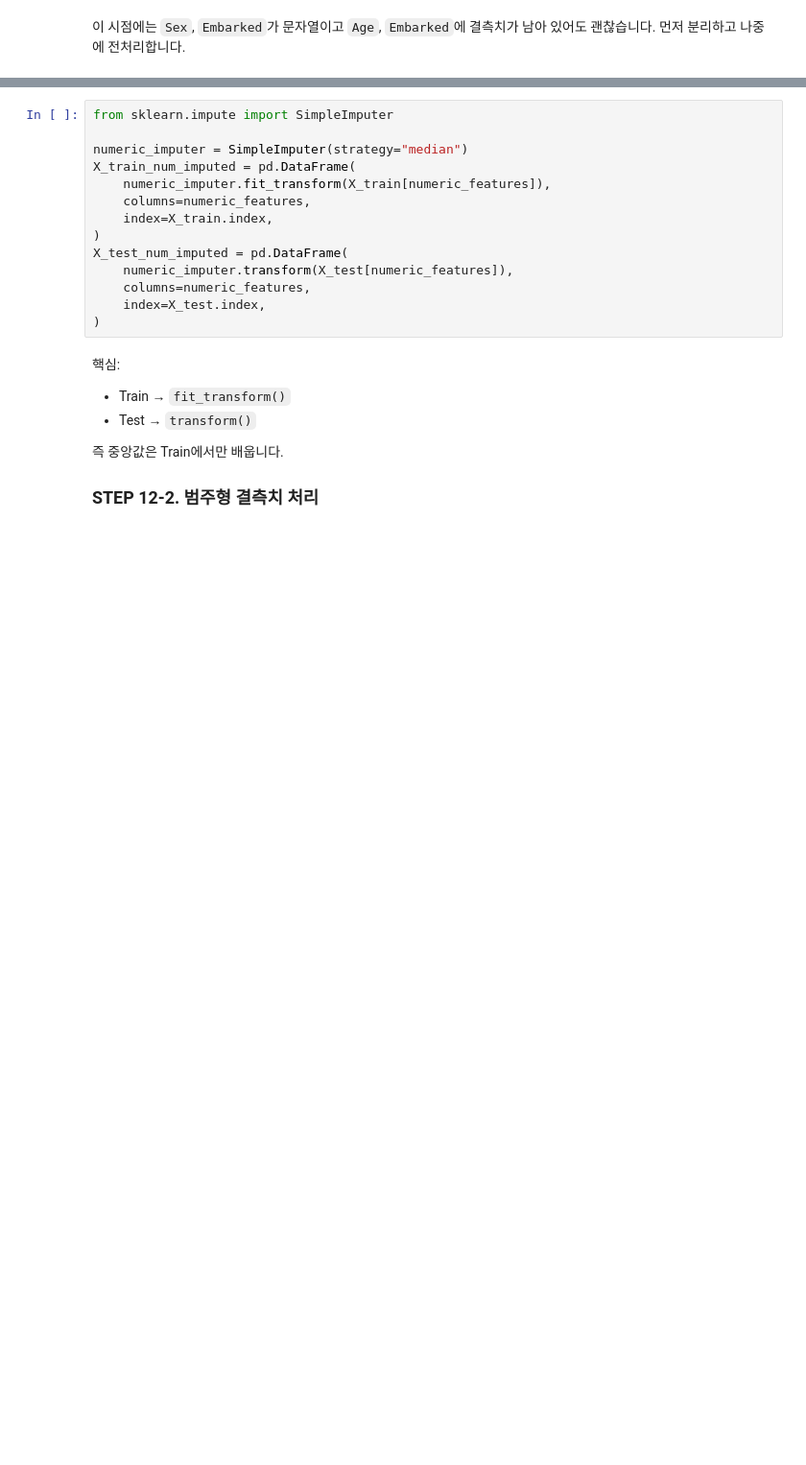
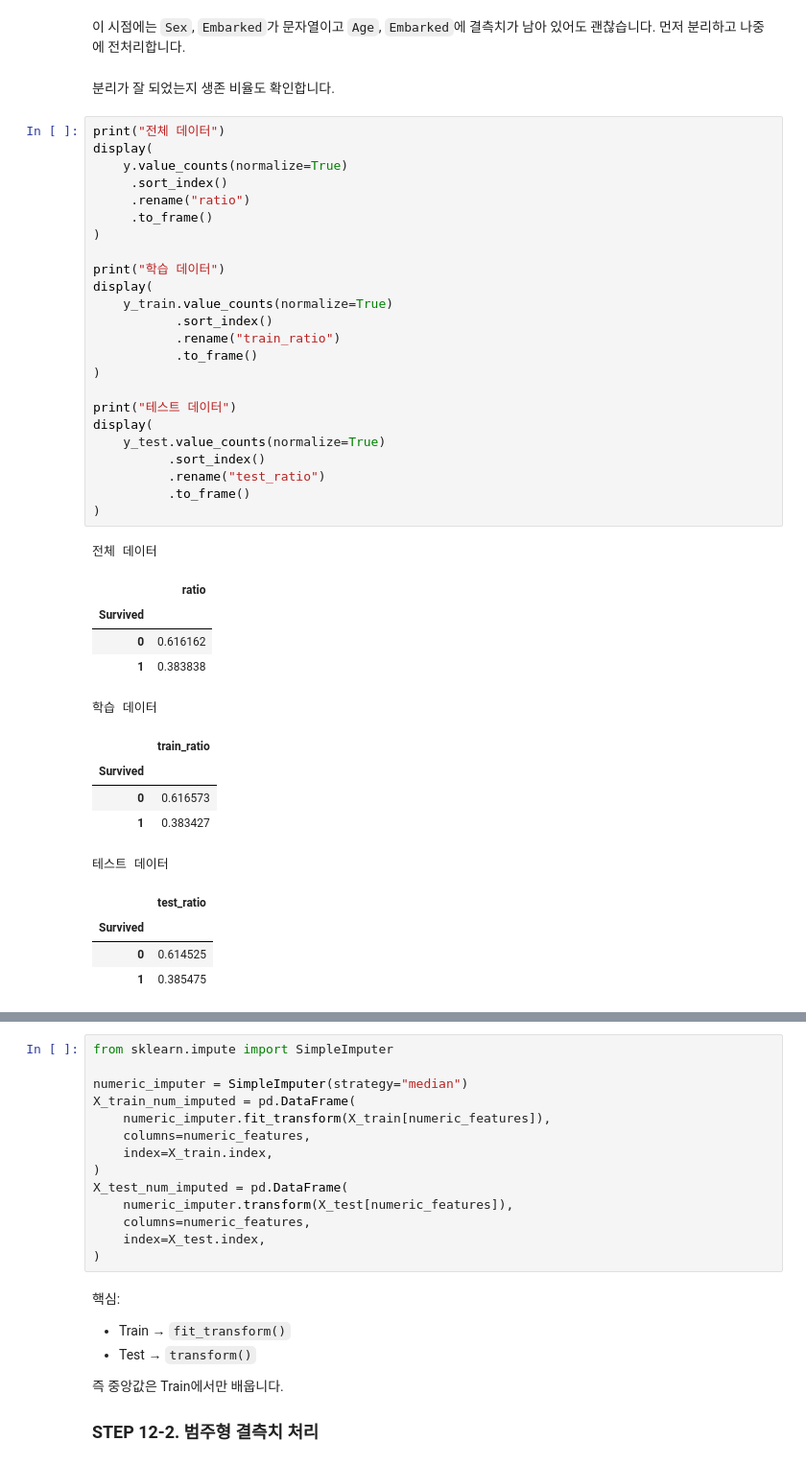
Before and after one commit to hiju200208-png/llm-data-analysis-course, a Jupyter notebook: notebooks/titanic_ai_analysis.ipynb, the cells around one changed output, grey strips where cells are left out. Shown at 96% size. Cells and saved outputs as stored; diff of their text form; blank space fills up the shorter version.

```diff
--- a/notebooks/titanic_ai_analysis.ipynb
+++ b/notebooks/titanic_ai_analysis.ipynb
@@ -368,6 +413,48 @@ X_train, X_test, y_train, y_test = train_test_split(
 # %% [markdown]
 이 시점에는 `Sex`, `Embarked`가 문자열이고 `Age`, `Embarked`에 결측치가 남아 있어도 괜찮습니다.
 먼저 분리하고 나중에 전처리합니다.
+# %% [markdown]
+분리가 잘 되었는지 생존 비율도 확인합니다.
+# %%
+print("전체 데이터")
+display(
+    y.value_counts(normalize=True)
+     .sort_index()
+     .rename("ratio")
+     .to_frame()
+)
+
+print("학습 데이터")
+display(
+    y_train.value_counts(normalize=True)
+           .sort_index()
+           .rename("train_ratio")
+           .to_frame()
+)
+
+print("테스트 데이터")
+display(
+    y_test.value_counts(normalize=True)
+          .sort_index()
+          .rename("test_ratio")
+          .to_frame()
+)
+# %% [output]
+전체 데이터
+|  | ratio |
+| Survived |  |
+| 0 | 0.616162 |
+| 1 | 0.383838 |
+학습 데이터
+|  | train_ratio |
+| Survived |  |
+| 0 | 0.616573 |
+| 1 | 0.383427 |
+테스트 데이터
+|  | test_ratio |
+| Survived |  |
+| 0 | 0.614525 |
+| 1 | 0.385475 |
 # %% [markdown]
 ## STEP 12. 전처리를 하나씩 직접 실행하기
 
```
Also changed, not shown: parts of 13 cells of this notebook.
